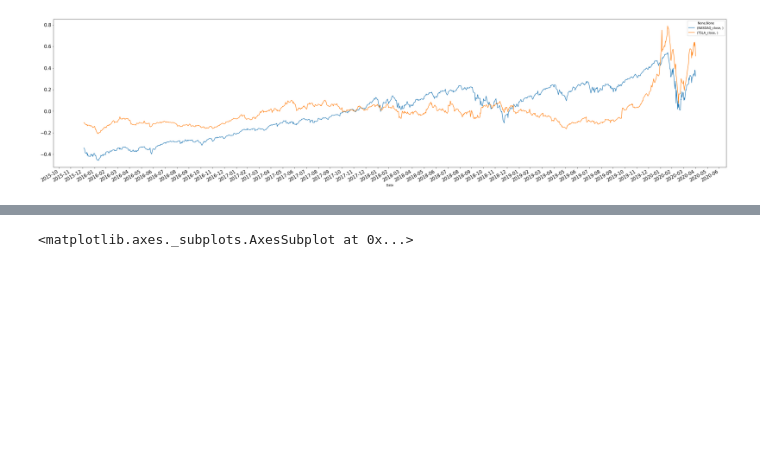
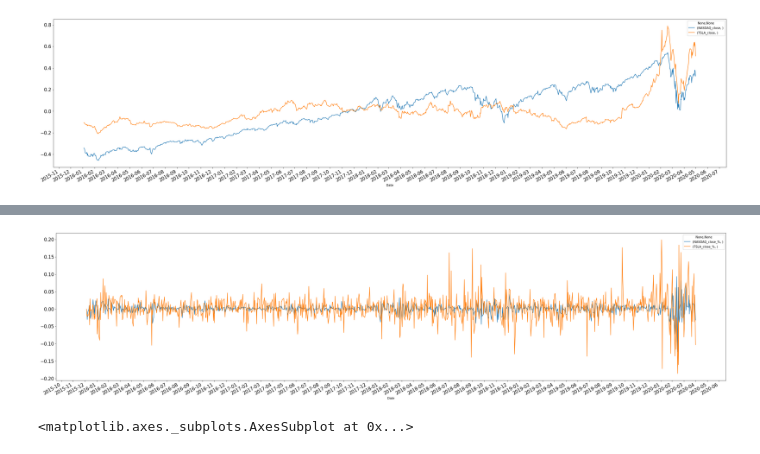
Before and after one commit to NuttySalmon/Elon-Musk-Tweets-VS-Tesla-Stock, a Jupyter notebook: stock.ipynb, the cells around one changed output, grey strips where cells are left out. Saved outputs shown, nothing was run; the diff lists cells and outputs as text; code cells hidden in the pictures; blank space fills up the shorter version.

```diff
--- a/stock.ipynb
+++ b/stock.ipynb
@@ -125,3 +97,7 @@ df[['net_diff']].plot(figsize=(50,5), fontsize=15, ylim=(-0.2, 0.2)).xaxis.set_m
+# %%
+df[['NASDAQ_close_%', 'TSLA_close_%']].plot(figsize=(40,10), fontsize=15).xaxis.set_major_locator(mdates.MonthLocator())
+# %% [output]
+[figure, added]
 # %%
 tsla_vol = df['Volume']['TSLA']
 nasdaq_vol = df['Volume']['^IXIC']
```
Also changed, not shown: parts of 6 cells of this notebook.
